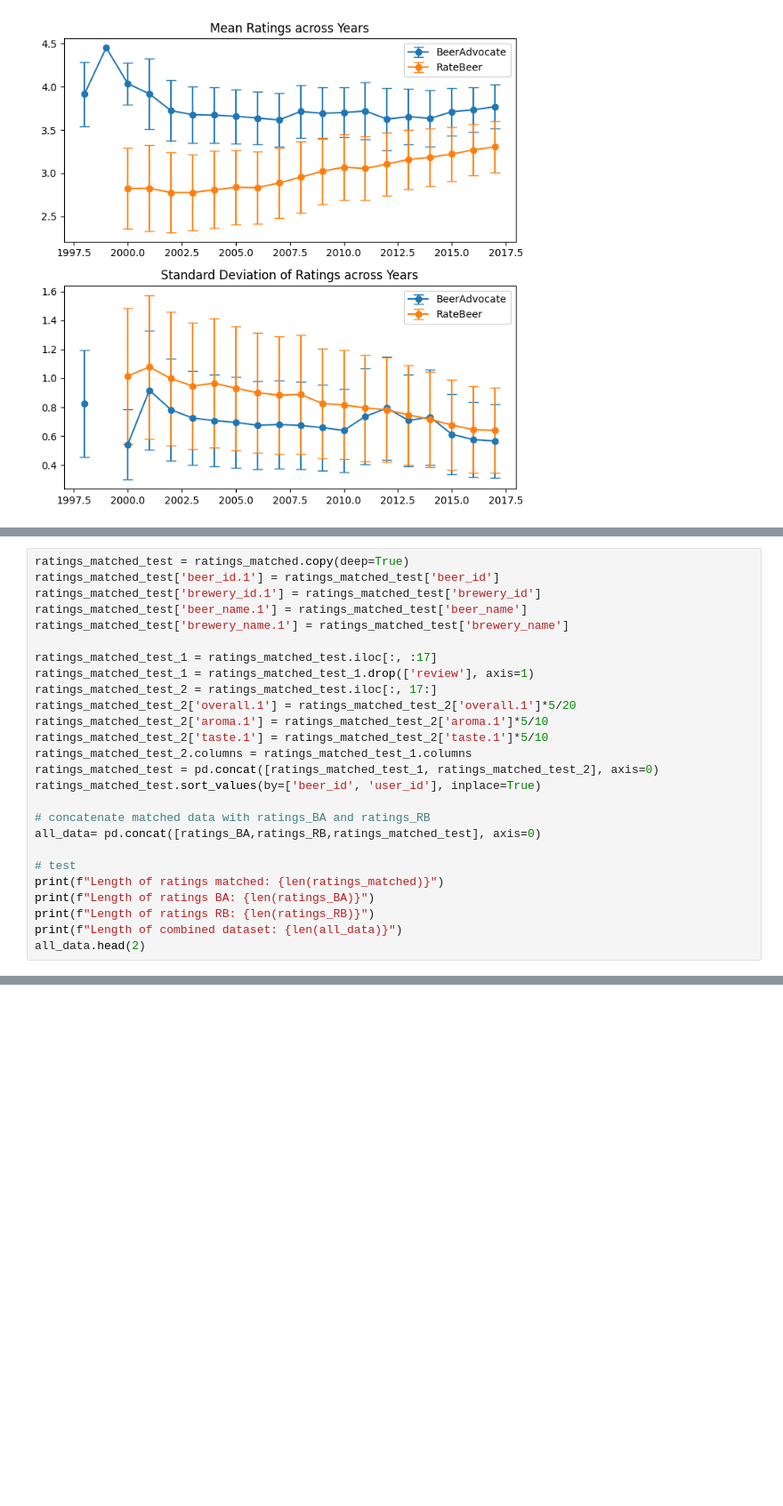
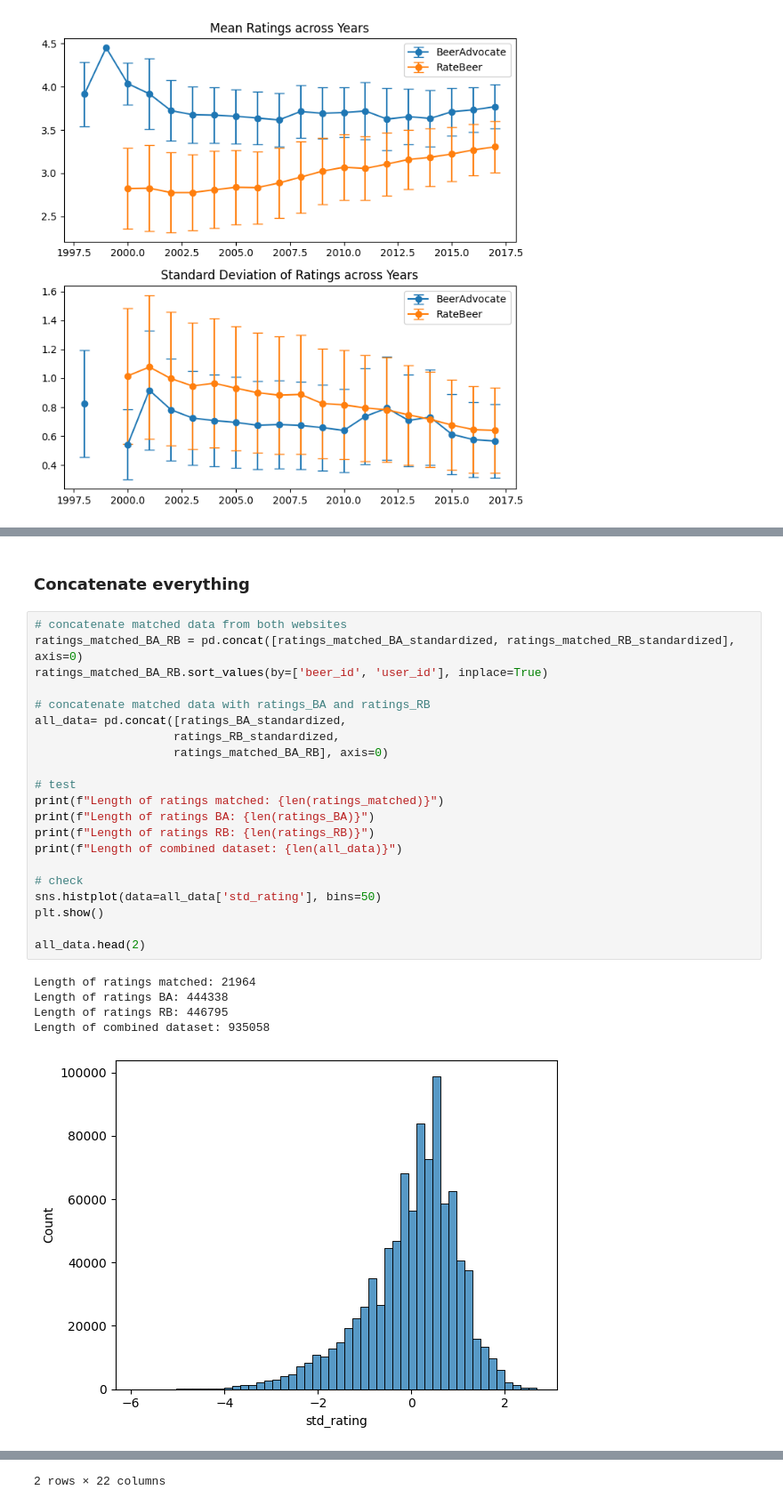
Before and after one commit to epfl-ada/ada-2023-project-laremontada61, a Jupyter notebook: loading_and_preprocessing.ipynb, the cells around one changed output, grey strips where cells are left out. Shown at 89% size. Cells and saved outputs as stored; diff of their text form; blank space fills up the shorter version.

```diff
--- a/loading_and_preprocessing.ipynb
+++ b/loading_and_preprocessing.ipynb
@@ -399,26 +410,29 @@ plot_features_2df(ratings_BA_standardized, ratings_RB_standardized, "Distributio
+# %% [markdown]
+### Concatenate everything
 # %%
-ratings_matched_test = ratings_matched.copy(deep=True)
-ratings_matched_test['beer_id.1'] = ratings_matched_test['beer_id']
-ratings_matched_test['brewery_id.1'] = ratings_matched_test['brewery_id']
-ratings_matched_test['beer_name.1'] = ratings_matched_test['beer_name']
-ratings_matched_test['brewery_name.1'] = ratings_matched_test['brewery_name']
-
-ratings_matched_test_1 = ratings_matched_test.iloc[:, :17]
-ratings_matched_test_1 = ratings_matched_test_1.drop(['review'], axis=1)
-ratings_matched_test_2 = ratings_matched_test.iloc[:, 17:]
-ratings_matched_test_2['overall.1'] = ratings_matched_test_2['overall.1']*5/20
-ratings_matched_test_2['aroma.1'] = ratings_matched_test_2['aroma.1']*5/10
-ratings_matched_test_2['taste.1'] = ratings_matched_test_2['taste.1']*5/10
-ratings_matched_test_2.columns = ratings_matched_test_1.columns
-ratings_matched_test = pd.concat([ratings_matched_test_1, ratings_matched_test_2], axis=0)
-ratings_matched_test.sort_values(by=['beer_id', 'user_id'], inplace=True)
+# concatenate matched data from both websites
+ratings_matched_BA_RB = pd.concat([ratings_matched_BA_standardized, ratings_matched_RB_standardized], axis=0)
+ratings_matched_BA_RB.sort_values(by=['beer_id', 'user_id'], inplace=True)
 
 # concatenate matched data with ratings_BA and ratings_RB
-all_data= pd.concat([ratings_BA,ratings_RB,ratings_matched_test], axis=0)
+all_data= pd.concat([ratings_BA_standardized,
+                    ratings_RB_standardized,
+                    ratings_matched_BA_RB], axis=0)
 
 # test
 print(f"Length of ratings matched: {len(ratings_matched)}")
 print(f"Length of ratings BA: {len(ratings_BA)}")
 print(f"Length of ratings RB: {len(ratings_RB)}")
 print(f"Length of combined dataset: {len(all_data)}")
+
+# check
+sns.histplot(data=all_data['std_rating'], bins=50)
+plt.show()
+
 all_data.head(2)
+# %% [output]
+Length of ratings matched: 21964
+Length of ratings BA: 444338
+Length of ratings RB: 446795
+Length of combined dataset: 935058
+[figure, added]
@@ -425,2 +442,3 @@ all_data.head(2)
+2 rows × 22 columns
 # %% [markdown]
 **Copy paste this code until here to load and combine the dataset correctly**
```
Also changed, not shown: parts of 44 cells of this notebook.
